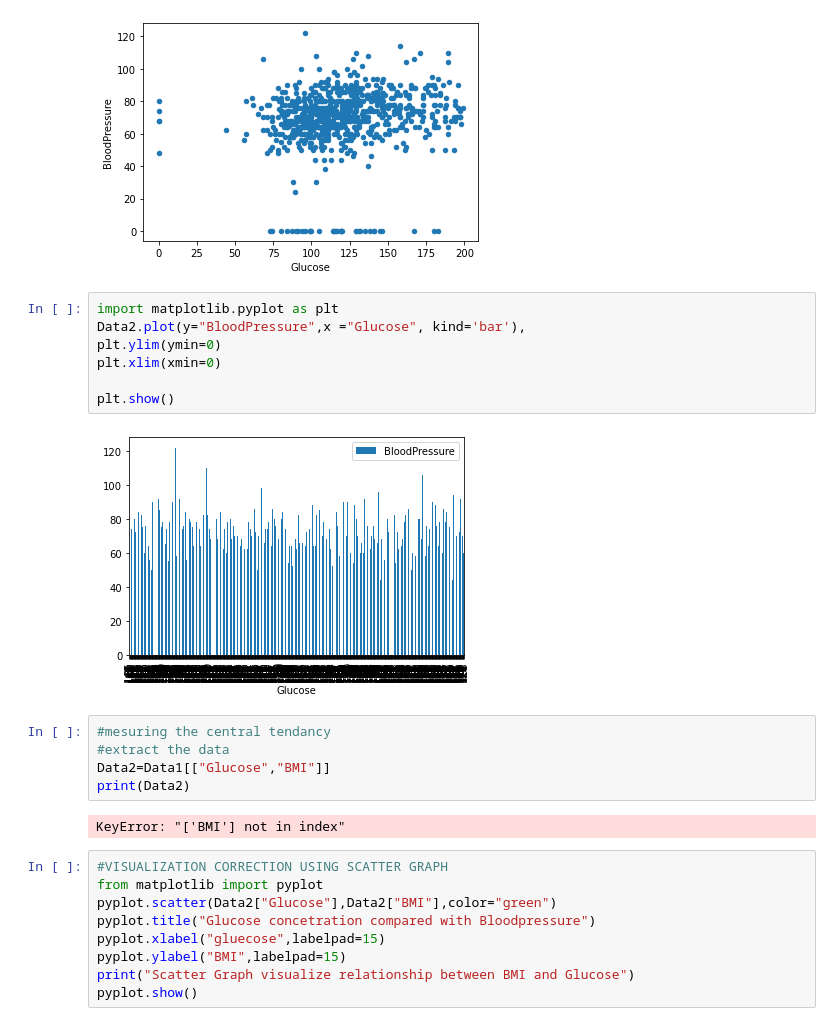
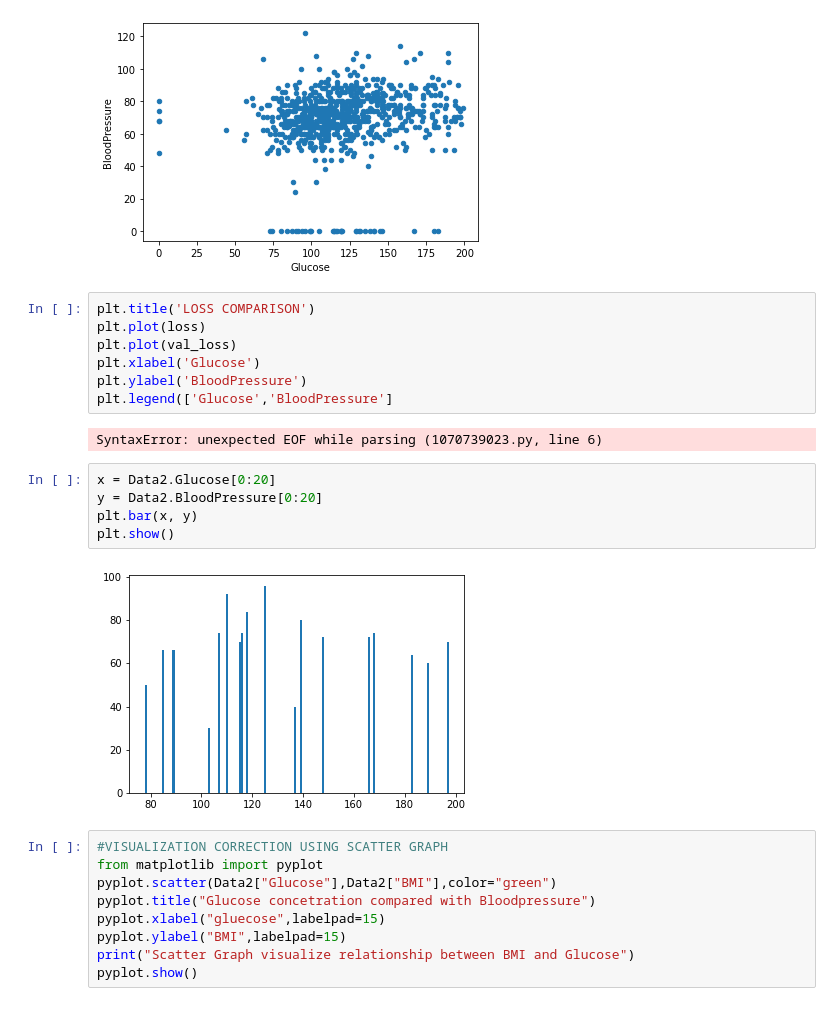
Before and after one commit to johnnjoroge0/Diabetes-data-analysis, a Jupyter notebook: Diabetes data analysis.ipynb, the cells around one changed output. Drawn from its saved outputs; the diff is of its cells as text.

Commit message:
pushing diabetes data analysis to github

```diff
--- a/Diabetes data analysis.ipynb
+++ b/Diabetes data analysis.ipynb
@@ -219,21 +202,21 @@ plt.show()
 # %% [output]
 [figure]
 # %%
-import matplotlib.pyplot as plt
-Data2.plot(y="BloodPressure",x ="Glucose", kind='bar'),
-plt.ylim(ymin=0)
-plt.xlim(xmin=0)
-
-plt.show()
+plt.title('LOSS COMPARISON')
+plt.plot(loss)
+plt.plot(val_loss)
+plt.xlabel('Glucose')
+plt.ylabel('BloodPressure')
+plt.legend(['Glucose','BloodPressure']
 # %% [output]
-[figure, removed]
+SyntaxError: unexpected EOF while parsing (1070739023.py, line 6)
 # %%
-#mesuring the central tendancy
-#extract the data
-Data2=Data1[["Glucose","BMI"]]
-print(Data2)
+x = Data2.Glucose[0:20]
+y = Data2.BloodPressure[0:20]
+plt.bar(x, y)
+plt.show()
 # %% [output]
-KeyError: "['BMI'] not in index"
+[figure, added]
 # %%
 #VISUALIZATION CORRECTION USING SCATTER GRAPH
 from matplotlib import pyplot
```
Also changed, not shown: parts of 4 cells of this notebook.
